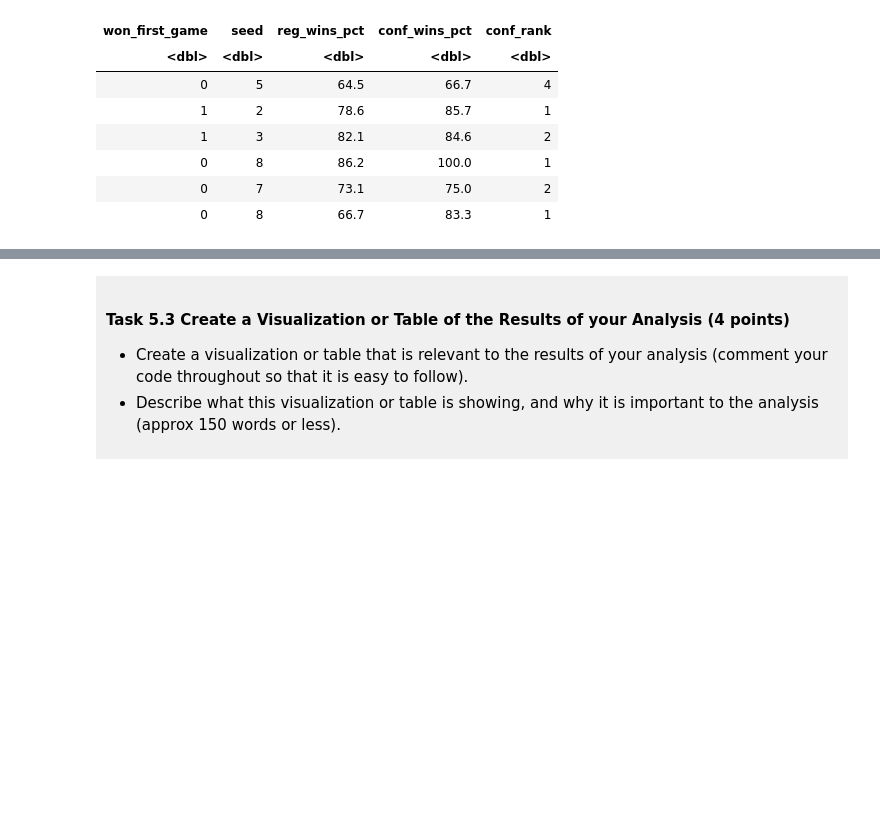
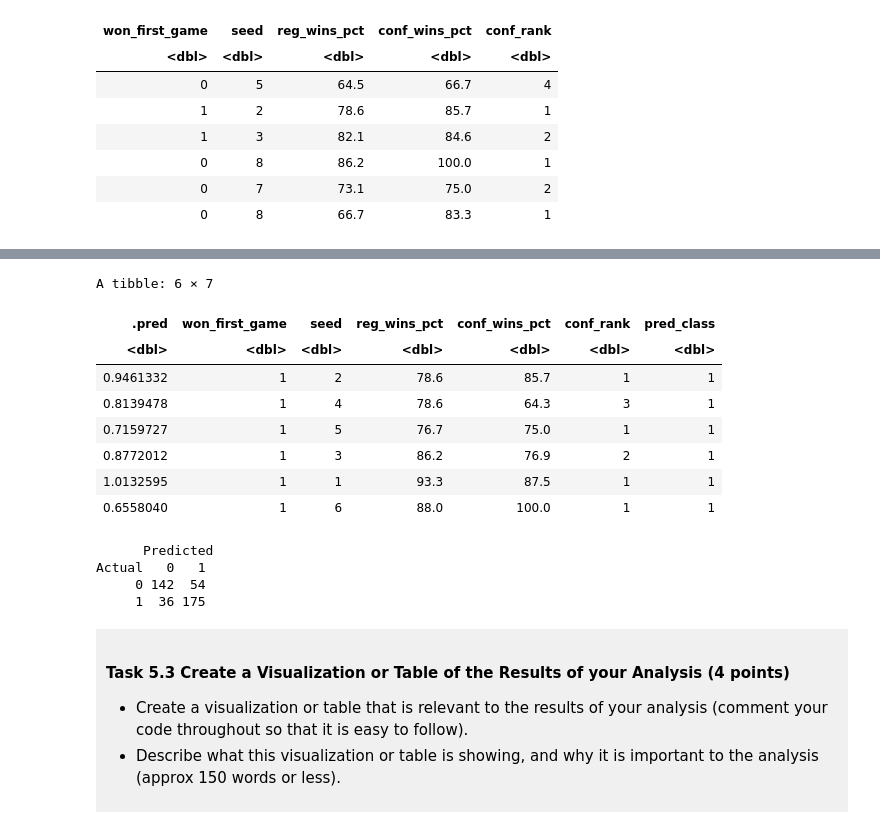
Before and after one commit to ayap07/dsci-100-project-amberyap, a Jupyter notebook: dsci-100-project-notebook.ipynb, the cells around one changed output, grey strips where cells are left out. Cells and saved outputs as stored; diff of their text form; code cells hidden in the pictures; blank space fills up the shorter version.

```diff
--- a/dsci-100-project-notebook.ipynb
+++ b/dsci-100-project-notebook.ipynb
@@ -505,9 +503,11 @@ lm_recipe <- recipe( #sets the recipe to predict first game win from predictors
 lm_spec <- linear_reg() |> #making the model specification for linear regression model
     set_engine("lm") |>
     set_mode("regression")
-lm_fit <- workflow() |> #workflow to fit the data with the model and recipe
+lm_workflow <- workflow() |> #workflow to fit the data with the model and recipe
     add_recipe(lm_recipe) |>
-    add_model(lm_spec) |>
-    fit(data = train_data)
-lm_fit
+    add_model(lm_spec)
+cv_folds <- vfold_cv(train_data, v = 5, strata = won_first_game) #make 5 fold cross
+cv_results <- lm_workflow |> #using the lm_workflow to then fit resamples of it
+    fit_resamples(resamples = cv_folds) #checking resamples
+collect_metrics(cv_results) #collecting the results of it by the rmse and rsq - rmse is only relevant one
 # %% [output]
@@ -529,2 +519,11 @@ Coefficients:
 # %%
 #add in the 5-fold validation cross and then run with test data to see the confusion matrix after
+lm_fit <- lm_workflow |> #fitting workflow to training data
+    fit(data = train_data)
+lm_preds <- lm_fit |> #uses the fit data to predict for test data
+    predict(test_data) |> #predicting by using test data that we saved aside until now
+    bind_cols(test_data) #binding the columns
+lm_test_results <- lm_preds |> #now making the results for rmse
+    metrics(truth = won_first_game, estimate = .pred) |>
+    filter(.metric == "rmse") #grabbing the rmse value from after predicting model
+lm_test_results #displaying the rmse value
@@ -531,3 +535,31 @@ Coefficients:
+# %%
+#Now is to determine the accuracy of model via conf_matrix
+test_classified <- lm_preds |> #taking the test set prediction of team's
+#continuous linear regression and converting into binary classification
+    mutate(pred_class = if_else(.pred >0.5, 1, 0))
+#if .pred >0.5, =1, 0 if it isn't
+head(test_classified)#showing the first 6 rows of data set
+
+conf_matrix <- table( #making a 2x2 matrix to see actual vs. predicted
+    #wins and determine whether true loss, false win, false loss, or true win
+    Actual = test_classified$won_first_game, #going into classified data to grab first game
+    Predicted = test_classified$pred_class #grabbing the predicition class
+    )
+conf_matrix #displaying the 2x2 table
+# %% [output]
+A tibble: 6 × 7
+| .pred | won_first_game | seed | reg_wins_pct | conf_wins_pct | conf_rank | pred_class |
+| <dbl> | <dbl> | <dbl> | <dbl> | <dbl> | <dbl> | <dbl> |
+| 0.9461332 | 1 | 2 | 78.6 | 85.7 | 1 | 1 |
+| 0.8139478 | 1 | 4 | 78.6 | 64.3 | 3 | 1 |
+| 0.7159727 | 1 | 5 | 76.7 | 75.0 | 1 | 1 |
+| 0.8772012 | 1 | 3 | 86.2 | 76.9 | 2 | 1 |
+| 1.0132595 | 1 | 1 | 93.3 | 87.5 | 1 | 1 |
+| 0.6558040 | 1 | 6 | 88.0 | 100.0 | 1 | 1 |
+      Predicted
+Actual   0   1
+     0 142  54
+     1  36 175
 # %% [markdown]
 <div style="background-color: #f0f0f0; padding: 10px;">
 
```
Also changed, not shown: parts of 12 cells of this notebook.
